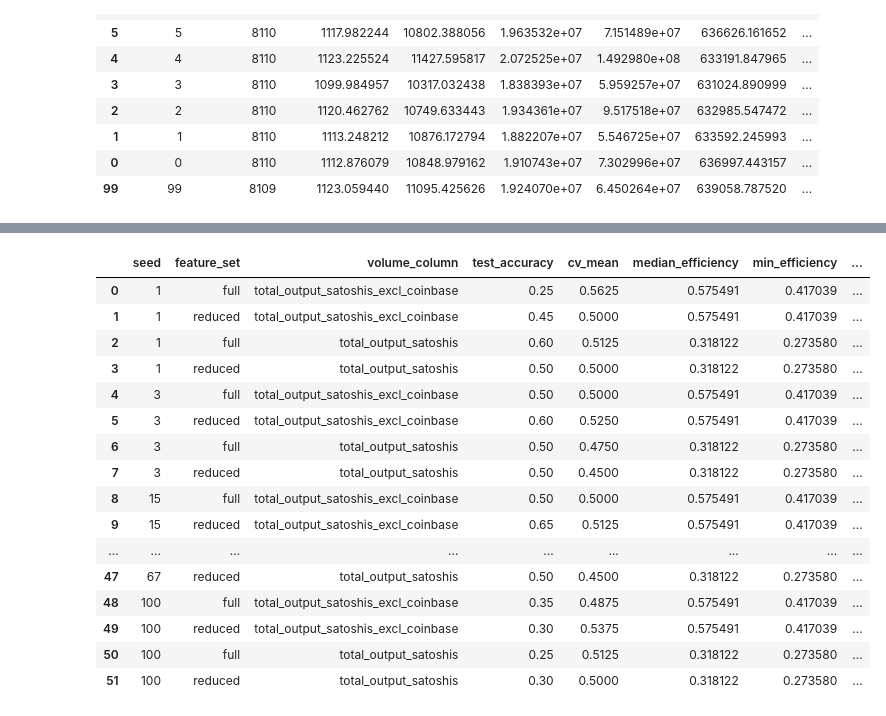
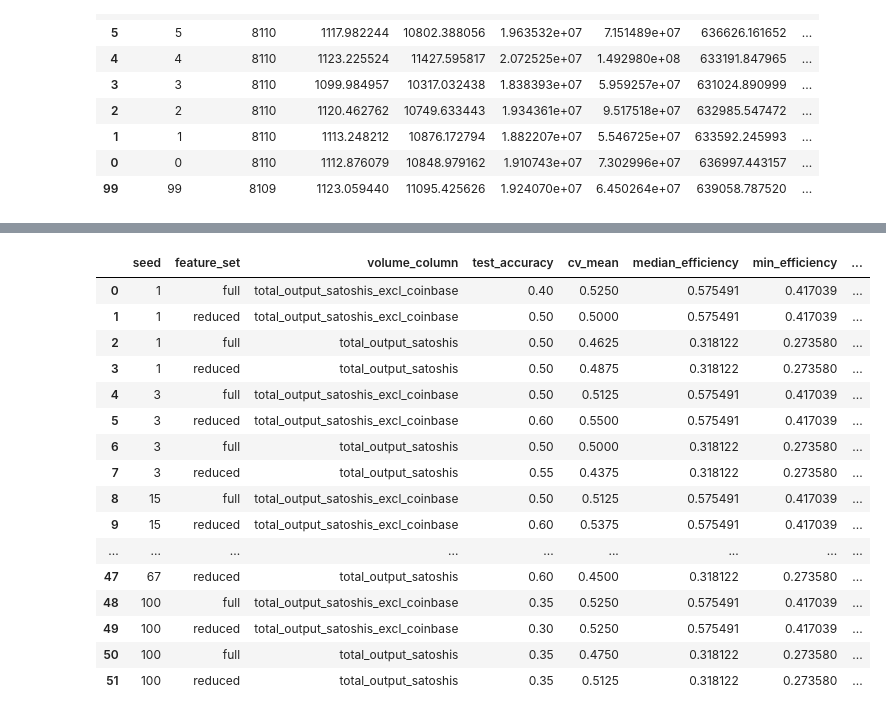
Before and after one commit to Kwokym111/poai_simulation, a Jupyter notebook: src/preprocess.ipynb, the cells around one changed output, grey strips where cells are left out. Cells and saved outputs as stored; diff of their text form; code cells hidden in the pictures.

```diff
--- a/src/preprocess.ipynb
+++ b/src/preprocess.ipynb
@@ -69,7 +69,12 @@ Patched 1 zero-value row(s) in 'total_output_satoshis'
 # Definition of Efficiency
 # Either ratio_of_means: (avg_transaction / avg_volume)
 # Or     mean_of_ratios: average of (n_transactions / transaction_volume) per block
-def preprocess(df, volume_column, efficiency_definition):
+
+# Definition of Age
+# Method 1              ("distance_from_tip"): gap between each miner's last block and the very last block in the whole dataset
+# Method 2 (Ethan's)    ("neighbor_gap")     : sort miners by last-mined time, then gap to the miner right before you
+
+def preprocess(df, volume_column, efficiency_definition, age_definition):
     # Rename Columns
     processed_df = df.rename(columns={
         'number': 'block_id',
@@ -126,10 +131,19 @@ def preprocess(df, volume_column, efficiency_definition):
 
     # convert profitability from total sum to avg profitability
     miner_df['profitability'] = miner_df['profitability'] / (miner_df['blocks_mined'] + 1)
-    miner_df['age'] = processed_df['timestamp'].max() - miner_df['last_block_time']
 
-    # Convert the duration into a plain number (float of seconds)
-    miner_df['age'] = miner_df['age'].dt.total_seconds()
+    if age_definition == "distance_from_tip":
+        # Method 1: gap between each miner's last block and the very last block in the whole dataset
+        miner_df['age'] = processed_df['timestamp'].max() - miner_df['last_block_time']
+        miner_df['age'] = miner_df['age'].dt.total_seconds()
+    elif age_definition == "neighbor_gap":
+        # Method 2 (Ethan's): sort miners by last-mined time, then gap to the miner right before you
+        sorted_miners = miner_df.sort_values('last_block_time').reset_index(drop=True)
+        sorted_miners['age'] = sorted_miners['last_block_time'].diff().dt.total_seconds()
+        sorted_miners['age'] = sorted_miners['age'].fillna(sorted_miners['age'].median())
+        miner_df = miner_df.drop(columns=['age'], errors='ignore').merge(
+            sorted_miners[['miner_id', 'age']], on='miner_id'
+        )
 
     # Calculate Efficiency Based on Definition of Efficiency
     if efficiency_definition == "ratio_of_means":
@@ -150,7 +164,7 @@ def preprocess(df, volume_column, efficiency_definition):
 
     return miner_df
 # %%
-miner_df = preprocess(df, "total_output_satoshis", "mean_of_ratios")
+miner_df = preprocess(df, "total_output_satoshis", "mean_of_ratios", "neighbor_gap")
 miner_df.sort_values(by='last_block_time', ascending=False).head(10)
 # %% [output]
 |  | miner_id | blocks_mined | avg_transactions | avg_volume | avg_fee | fee_volatility | avg_block_size | ... |
@@ -262,6 +276,6 @@ train_and_test(miner_df, 42, "full")
 # %%
-def preprocess_and_test(df, seed, volume_column, efficiency_definition, feature_set):
-    miner_df = preprocess(df, volume_column, efficiency_definition)
+def preprocess_and_test(df, seed, volume_column, efficiency_definition, age_definition, feature_set):
+    miner_df = preprocess(df, volume_column, efficiency_definition, age_definition)
     results = train_and_test(miner_df, seed, feature_set)
     full_results = {
         "seed": seed,
@@ -302,10 +316,10 @@ final_results
 seeds = [1, 3, 15, 17, 25, 29, 30, 36, 42, 50, 51, 67, 100]
 diff_seed_results_df = []
 for seed in seeds:
-    diff_seed_results_df.append(preprocess_and_test(df, seed, "total_output_satoshis_excl_coinbase", "ratio_of_means", "full"))
-    diff_seed_results_df.append(preprocess_and_test(df, seed, "total_output_satoshis_excl_coinbase", "ratio_of_means", "reduced"))
-    diff_seed_results_df.append(preprocess_and_test(df, seed, "total_output_satoshis", "ratio_of_means", "full"))
-    diff_seed_results_df.append(preprocess_and_test(df, seed, "total_output_satoshis", "ratio_of_means", "reduced"))
+    diff_seed_results_df.append(preprocess_and_test(df, seed, "total_output_satoshis_excl_coinbase", "ratio_of_means", "neighbor_gap", "full"))
+    diff_seed_results_df.append(preprocess_and_test(df, seed, "total_output_satoshis_excl_coinbase", "ratio_of_means", "neighbor_gap", "reduced"))
+    diff_seed_results_df.append(preprocess_and_test(df, seed, "total_output_satoshis", "ratio_of_means", "neighbor_gap", "full"))
+    diff_seed_results_df.append(preprocess_and_test(df, seed, "total_output_satoshis", "ratio_of_means", "neighbor_gap", "reduced"))
 
 diff_seed_final_results = pd.concat(diff_seed_results_df, ignore_index=True)
 diff_seed_final_results
@@ -330,29 +344,29 @@ diff_seed_final_results
 # %%
 seeds = [1, 3, 15, 17, 25, 29, 30, 36, 42, 50, 51, 67, 100]
 diff_seed_results_df = []
 for seed in seeds:
-    diff_seed_results_df.append(preprocess_and_test(df, seed, "total_output_satoshis_excl_coinbase", "mean_of_ratios", "full"))
-    diff_seed_results_df.append(preprocess_and_test(df, seed, "total_output_satoshis_excl_coinbase", "mean_of_ratios", "reduced"))
-    diff_seed_results_df.append(preprocess_and_test(df, seed, "total_output_satoshis", "mean_of_ratios", "full"))
-    diff_seed_results_df.append(preprocess_and_test(df, seed, "total_output_satoshis", "mean_of_ratios", "reduced"))
+    diff_seed_results_df.append(preprocess_and_test(df, seed, "total_output_satoshis_excl_coinbase", "mean_of_ratios", "neighbor_gap", "full"))
+    diff_seed_results_df.append(preprocess_and_test(df, seed, "total_output_satoshis_excl_coinbase", "mean_of_ratios", "neighbor_gap", "reduced"))
+    diff_seed_results_df.append(preprocess_and_test(df, seed, "total_output_satoshis", "mean_of_ratios", "neighbor_gap", "full"))
+    diff_seed_results_df.append(preprocess_and_test(df, seed, "total_output_satoshis", "mean_of_ratios", "neighbor_gap", "reduced"))
 
 diff_seed_final_results = pd.concat(diff_seed_results_df, ignore_index=True)
 diff_seed_final_results
 # %% [output]
 |  | seed | feature_set | volume_column | test_accuracy | cv_mean | median_efficiency | min_efficiency | ... |
-| 0 | 1 | full | total_output_satoshis_excl_coinbase | 0.25 | 0.5625 | 0.575491 | 0.417039 | ... |
-| 1 | 1 | reduced | total_output_satoshis_excl_coinbase | 0.45 | 0.5000 | 0.575491 | 0.417039 | ... |
-| 2 | 1 | full | total_output_satoshis | 0.60 | 0.5125 | 0.318122 | 0.273580 | ... |
-| 3 | 1 | reduced | total_output_satoshis | 0.50 | 0.5000 | 0.318122 | 0.273580 | ... |
-| 4 | 3 | full | total_output_satoshis_excl_coinbase | 0.50 | 0.5000 | 0.575491 | 0.417039 | ... |
-| 5 | 3 | reduced | total_output_satoshis_excl_coinbase | 0.60 | 0.5250 | 0.575491 | 0.417039 | ... |
-| 6 | 3 | full | total_output_satoshis | 0.50 | 0.4750 | 0.318122 | 0.273580 | ... |
-| 7 | 3 | reduced | total_output_satoshis | 0.50 | 0.4500 | 0.318122 | 0.273580 | ... |
-| 8 | 15 | full | total_output_satoshis_excl_coinbase | 0.50 | 0.5000 | 0.575491 | 0.417039 | ... |
-| 9 | 15 | reduced | total_output_satoshis_excl_coinbase | 0.65 | 0.5125 | 0.575491 | 0.417039 | ... |
+| 0 | 1 | full | total_output_satoshis_excl_coinbase | 0.40 | 0.5250 | 0.575491 | 0.417039 | ... |
+| 1 | 1 | reduced | total_output_satoshis_excl_coinbase | 0.50 | 0.5000 | 0.575491 | 0.417039 | ... |
+| 2 | 1 | full | total_output_satoshis | 0.50 | 0.4625 | 0.318122 | 0.273580 | ... |
+| 3 | 1 | reduced | total_output_satoshis | 0.50 | 0.4875 | 0.318122 | 0.273580 | ... |
+| 4 | 3 | full | total_output_satoshis_excl_coinbase | 0.50 | 0.5125 | 0.575491 | 0.417039 | ... |
+| 5 | 3 | reduced | total_output_satoshis_excl_coinbase | 0.60 | 0.5500 | 0.575491 | 0.417039 | ... |
+| 6 | 3 | full | total_output_satoshis | 0.50 | 0.5000 | 0.318122 | 0.273580 | ... |
+| 7 | 3 | reduced | total_output_satoshis | 0.55 | 0.4375 | 0.318122 | 0.273580 | ... |
+| 8 | 15 | full | total_output_satoshis_excl_coinbase | 0.50 | 0.5125 | 0.575491 | 0.417039 | ... |
+| 9 | 15 | reduced | total_output_satoshis_excl_coinbase | 0.60 | 0.5375 | 0.575491 | 0.417039 | ... |
 | ... | ... | ... | ... | ... | ... | ... | ... | ... |
-| 47 | 67 | reduced | total_output_satoshis | 0.50 | 0.4500 | 0.318122 | 0.273580 | ... |
-| 48 | 100 | full | total_output_satoshis_excl_coinbase | 0.35 | 0.4875 | 0.575491 | 0.417039 | ... |
-| 49 | 100 | reduced | total_output_satoshis_excl_coinbase | 0.30 | 0.5375 | 0.575491 | 0.417039 | ... |
-| 50 | 100 | full | total_output_satoshis | 0.25 | 0.5125 | 0.318122 | 0.273580 | ... |
-| 51 | 100 | reduced | total_output_satoshis | 0.30 | 0.5000 | 0.318122 | 0.273580 | ... |
+| 47 | 67 | reduced | total_output_satoshis | 0.60 | 0.4500 | 0.318122 | 0.273580 | ... |
+| 48 | 100 | full | total_output_satoshis_excl_coinbase | 0.35 | 0.5250 | 0.575491 | 0.417039 | ... |
+| 49 | 100 | reduced | total_output_satoshis_excl_coinbase | 0.30 | 0.5250 | 0.575491 | 0.417039 | ... |
+| 50 | 100 | full | total_output_satoshis | 0.35 | 0.4750 | 0.318122 | 0.273580 | ... |
+| 51 | 100 | reduced | total_output_satoshis | 0.35 | 0.5125 | 0.318122 | 0.273580 | ... |
```
Also changed, not shown: parts of 4 cells of this notebook.
